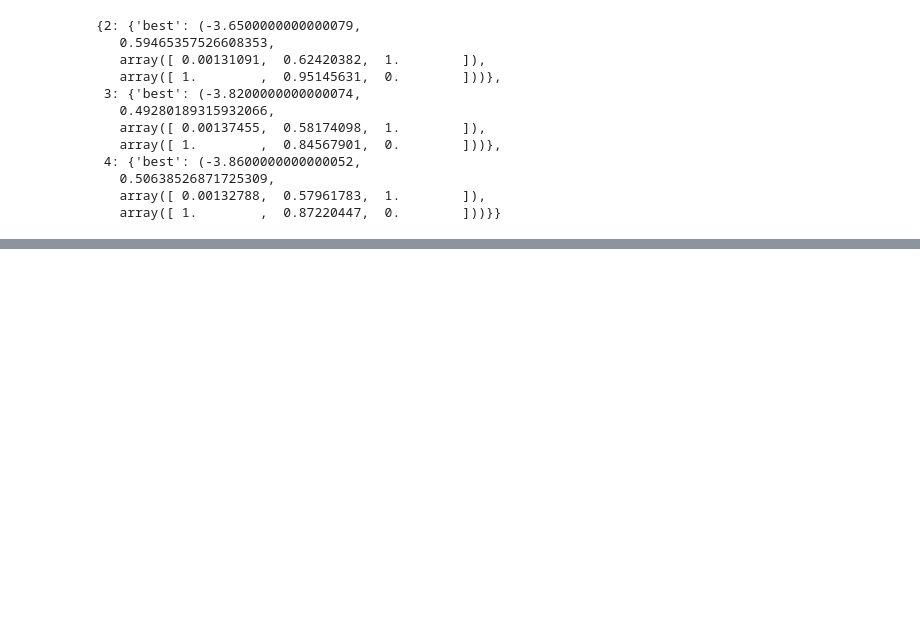
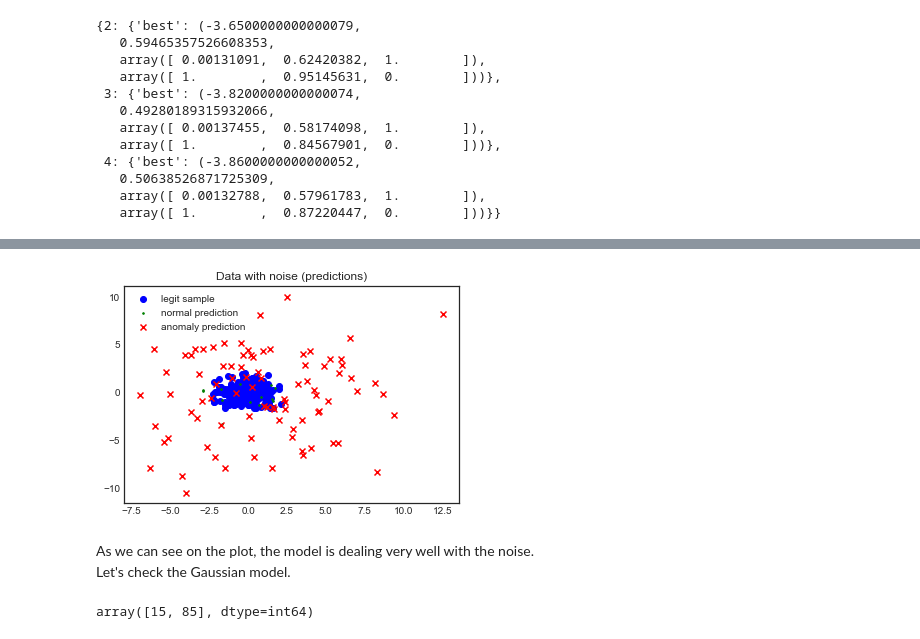
Before and after one commit to NekuSakuraba/machine-learning, a Jupyter notebook: projects/capstone/project/Project Development.ipynb, the cells around one changed output, grey strips where cells are left out. Saved outputs shown, nothing was run; the diff lists cells and outputs as text; code cells hidden in the pictures; blank space fills up the shorter version.

```diff
--- a/projects/capstone/project/Project Development.ipynb
+++ b/projects/capstone/project/Project Development.ipynb
@@ -992,0 +1067,5 @@ The highest number of components that I achieved to fit the model was with 4 com
+# %%
+# Computing the scores
+y_score = t_clf.score_samples(noise)
+# setting the threshold
+threshold = track2[6]['best'][0]
@@ -992,0 +1079,13 @@ The highest number of components that I achieved to fit the model was with 4 com
+# %%
+plt.scatter(X_resampled[:,0], X_resampled[:,1], c='b', label='legit sample')
+
+plt.scatter(noise[y_pred==0][:,0], noise[y_pred==0][:,1], c='g', marker='.', s=10, label='normal prediction')
+plt.scatter(noise[y_pred==1][:,0], noise[y_pred==1][:,1], c='r', marker='x', label='anomaly prediction')
+plt.title('Data with noise (predictions)')
+plt.legend()
+plt.show()
+# %% [output]
+[figure, added]
+# %% [markdown]
+As we can see on the plot, the model is dealing very well with the noise. <br />
+Let's check the Gaussian model.
@@ -992,0 +1096,6 @@ The highest number of components that I achieved to fit the model was with 4 com
+# %%
+y_pred = [1 if y_ < threshold else 0 for y_ in y_score]
+y_pred = np.array(y_pred)
+np.bincount(y_pred)
+# %% [output]
+array([15, 85], dtype=int64)
```
Also changed, not shown: parts of 26 cells of this notebook.
